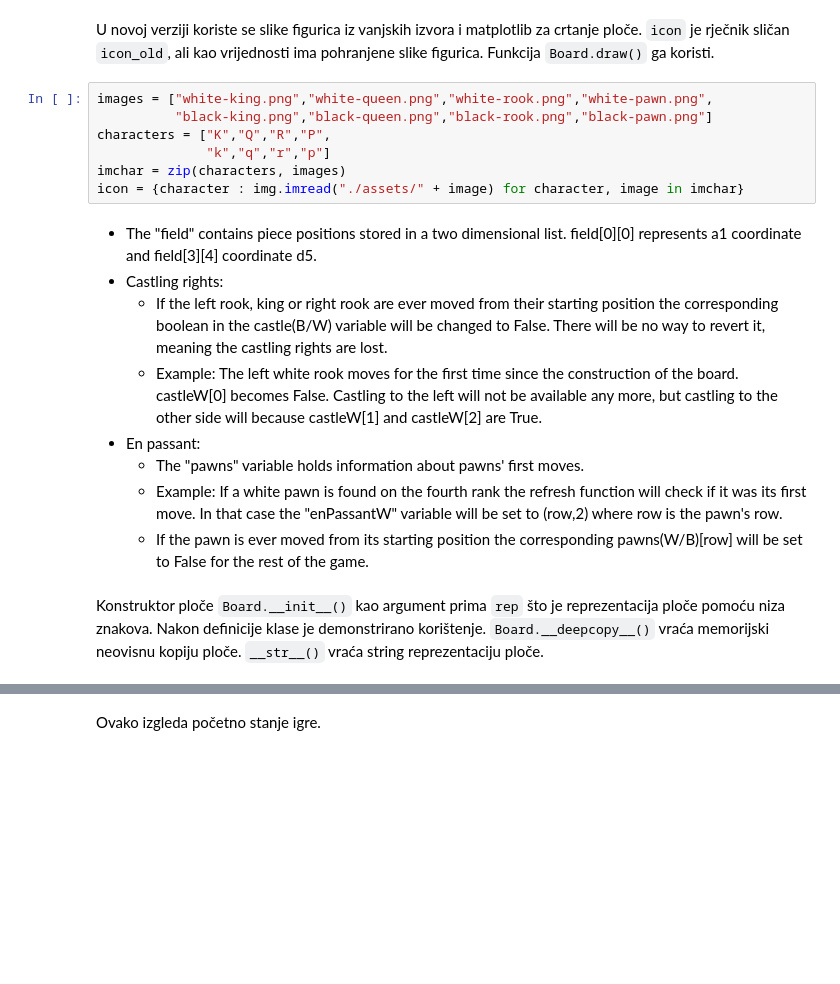
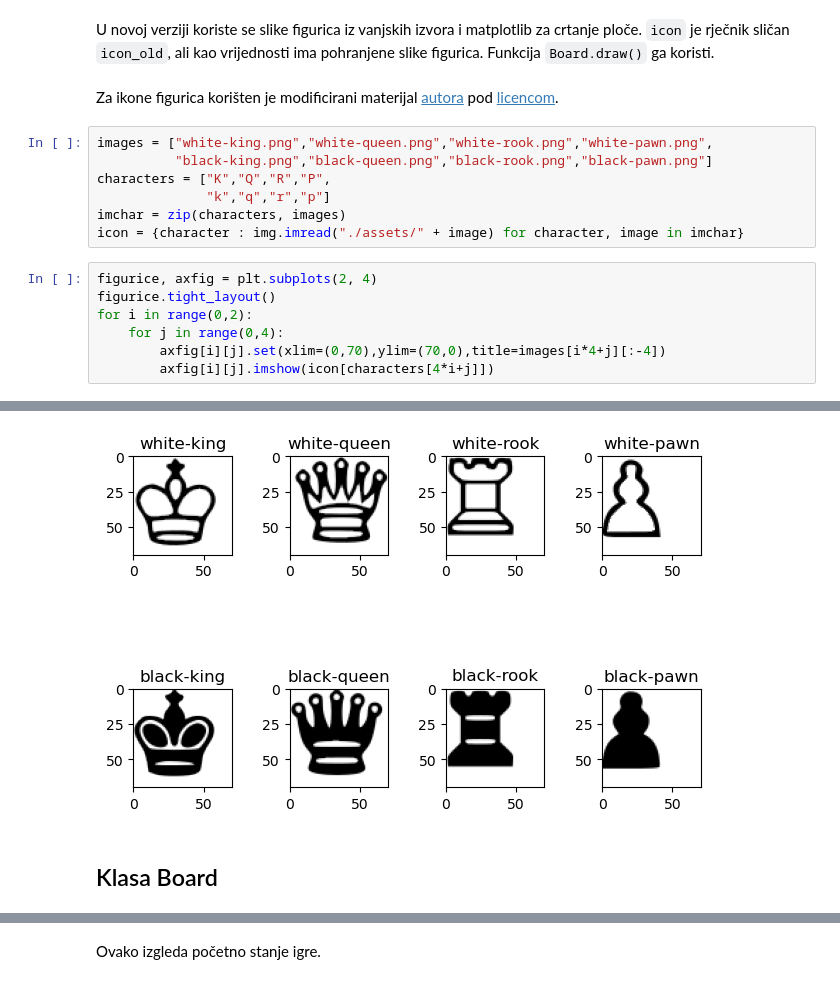
Before and after one commit to mihapetr/MS-esej, a Jupyter notebook: MS_chess.ipynb, the cells around one changed output, grey strips where cells are left out. Cells and saved outputs as stored; diff of their text form; blank space fills up the shorter version.

```diff
--- a/MS_chess.ipynb
+++ b/MS_chess.ipynb
@@ -58,5 +83,7 @@ black pieces: king:  k , queen:  q , rook:  r , pawn:  i
 # %% [markdown]
 U novoj verziji koriste se slike figurica iz vanjskih izvora i matplotlib za crtanje ploče. `icon` je rječnik sličan `icon_old`, ali kao vrijednosti ima pohranjene slike figurica. Funkcija `Board.draw()` ga koristi.
+# %% [markdown]
+Za ikone figurica korišten je modificirani materijal [autora](https://commons.wikimedia.org/wiki/User:Joaopaulo1511) pod [licencom](https://creativecommons.org/licenses/by-sa/4.0/deed.en).
 # %%
 images = ["white-king.png","white-queen.png","white-rook.png","white-pawn.png",
           "black-king.png","black-queen.png","black-rook.png","black-pawn.png"]
@@ -64,14 +91,11 @@ characters = ["K","Q","R","P",
               "k","q","r","p"]
 imchar = zip(characters, images)
 icon = {character : img.imread("./assets/" + image) for character, image in imchar}
-# %% [markdown]
-- The "field" contains piece positions stored in a two dimensional list. field[0][0] represents a1 coordinate and field[3][4] coordinate d5.
-- Castling rights:
-  - If the left rook, king or right rook are ever moved from their starting position the corresponding boolean in the castle(B/W) variable will be changed to False. There will be no way to revert it, meaning the castling rights are lost.
-  - Example: The left white rook moves for the first time since the construction of the board. castleW[0] becomes False. Castling to the left will not be available any more, but castling to the other side will because castleW[1] and castleW[2] are True.
-- En passant:
-  - The "pawns" variable holds information about pawns' first moves.
-  - Example: If a white pawn is found on the fourth rank the refresh function will check if it was its first move. In that case the "enPassantW" variable will be set to (row,2) where row is the pawn's row.
-  - If the pawn is ever moved from its starting position the corresponding pawns(W/B)[row] will be set to False for the rest of the game.
-# %% [markdown]
-Konstruktor ploče `Board.__init__()` kao argument prima `rep` što je reprezentacija ploče pomoću niza znakova. Nakon definicije klase je demonstrirano korištenje. `Board.__deepcopy__()` vraća memorijski neovisnu kopiju ploče. `__str__()` vraća string reprezentaciju ploče.
+# %%
+figurice, axfig = plt.subplots(2, 4)
+figurice.tight_layout()
+for i in range(0,2):
+    for j in range(0,4):
+        axfig[i][j].set(xlim=(0,70),ylim=(70,0),title=images[i*4+j][:-4])
+        axfig[i][j].imshow(icon[characters[4*i+j]])
+# %% [output]
@@ -77,0 +104,3 @@ Konstruktor ploče `Board.__init__()` kao argument prima `rep` što je reprezent
+[figure, added]
+# %% [markdown]
+## Klasa Board
```
Also changed, not shown: parts of 88 cells of this notebook.
